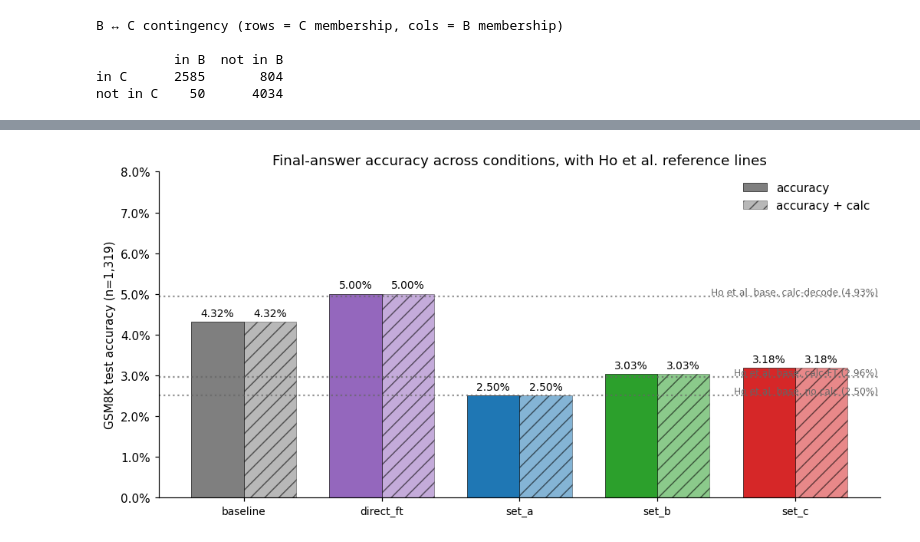
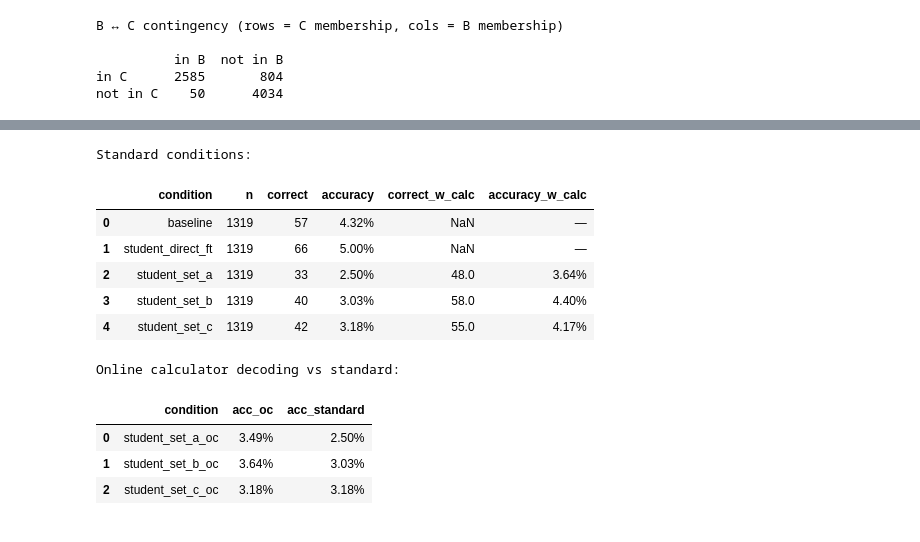
Before and after one commit to rihembenabdallah18/COT_lab, a Jupyter notebook: notebooks/results.ipynb, the cells around one changed output, grey strips where cells are left out. Drawn from its saved outputs; the diff is of its cells as text; code cells hidden in the pictures.

```diff
--- a/notebooks/results.ipynb
+++ b/notebooks/results.ipynb
@@ -287,33 +250,42 @@ df_show
-# %%
-fig, ax = plt.subplots(figsize=(9.5, 4.6))
-x = np.arange(len(CONDS))
-w = 0.38
-
-acc      = [r["accuracy"]        for r in rows]
-acc_calc = [r["accuracy_w_calc"] for r in rows]
-colors   = [PALETTE[c] for c in CONDS]
-
-b1 = ax.bar(x - w/2, acc,      w, label="accuracy",          color=colors,      edgecolor="black", linewidth=0.4)
-b2 = ax.bar(x + w/2, acc_calc, w, label="accuracy + calc",   color=colors,      edgecolor="black", linewidth=0.4, alpha=0.55, hatch="//")
-
-for bars in (b1, b2):
-    for r in bars:
-        ax.text(r.get_x() + r.get_width() / 2, r.get_height() + 0.0008,
-                f"{r.get_height():.2%}", ha="center", va="bottom", fontsize=9)
-
-ax.axhline(0.0250, ls=":", color="#666", alpha=0.7)
-ax.text(len(CONDS) - 0.4, 0.0254, "Ho et al. base, no calc (2.50%)", fontsize=8, ha="right", color="#666")
-ax.axhline(0.0296, ls=":", color="#666", alpha=0.7)
-ax.text(len(CONDS) - 0.4, 0.0300, "Ho et al. base, calc-FT (2.96%)", fontsize=8, ha="right", color="#666")
-ax.axhline(0.0493, ls=":", color="#666", alpha=0.7)
-ax.text(len(CONDS) - 0.4, 0.0497, "Ho et al. base, calc-decode (4.93%)", fontsize=8, ha="right", color="#666")
-
-ax.set_xticks(x); ax.set_xticklabels([c.replace("student_", "") for c in CONDS], fontsize=9)
-ax.set_ylabel("GSM8K test accuracy (n=1,319)")
-ax.set_ylim(0, max(acc + acc_calc) * 1.6)
-ax.yaxis.set_major_formatter(plt.matplotlib.ticker.PercentFormatter(1.0))
-ax.legend(loc="upper right", frameon=False)
-ax.set_title("Final-answer accuracy across conditions, with Ho et al. reference lines")
-plt.tight_layout(); plt.show()
-# %% [output]
-[figure, removed]
+# %%
+df_acc = pd.read_csv(EVAL / "accuracy.csv")
+
+# ── standard accuracy table ──────────────────────────────────────────────────
+df_std = df_acc[df_acc.condition.isin(BASE_CONDS)].copy()
+df_std = df_std[["condition", "n", "correct", "accuracy",
+                 "correct_w_calc", "accuracy_w_calc"]]
+
+df_show = df_std.copy()
+df_show["accuracy"]        = df_show["accuracy"].map(lambda x: f"{x:.2%}")
+df_show["accuracy_w_calc"] = df_show["accuracy_w_calc"].apply(
+    lambda x: f"{x:.2%}" if pd.notna(x) else "—"
+)
+print("Standard conditions:")
+display(df_show)
+
+# ── online calc conditions ───────────────────────────────────────────────────
+df_oc    = df_acc[df_acc.condition.isin(OC_CONDS)].copy()
+cot_base = df_acc[df_acc.condition.isin(COT_CONDS)][["condition", "accuracy"]].copy()
+cot_base["oc_condition"] = cot_base.condition + "_oc"
+merged = df_oc.merge(cot_base, left_on="condition", right_on="oc_condition",
+                     suffixes=("_oc", "_std"))
+merged = merged[["condition_oc", "accuracy_oc", "accuracy_std"]].rename(
+    columns={"condition_oc": "condition", "accuracy_oc": "acc_oc",
+             "accuracy_std": "acc_standard"})
+merged["acc_oc"]       = merged["acc_oc"].map(lambda x: f"{x:.2%}")
+merged["acc_standard"] = merged["acc_standard"].map(lambda x: f"{x:.2%}")
+print("\nOnline calculator decoding vs standard:")
+display(merged)
+# %% [output]
+Standard conditions:
+|  | condition | n | correct | accuracy | correct_w_calc | accuracy_w_calc |
+| 0 | baseline | 1319 | 57 | 4.32% | NaN | — |
+| 1 | student_direct_ft | 1319 | 66 | 5.00% | NaN | — |
+| 2 | student_set_a | 1319 | 33 | 2.50% | 48.0 | 3.64% |
+| 3 | student_set_b | 1319 | 40 | 3.03% | 58.0 | 4.40% |
+| 4 | student_set_c | 1319 | 42 | 3.18% | 55.0 | 4.17% |
+Online calculator decoding vs standard:
+|  | condition | acc_oc | acc_standard |
+| 0 | student_set_a_oc | 3.49% | 2.50% |
+| 1 | student_set_b_oc | 3.64% | 3.03% |
+| 2 | student_set_c_oc | 3.18% | 3.18% |
```
Also changed, not shown: parts of 36 cells of this notebook, 42 other files.
